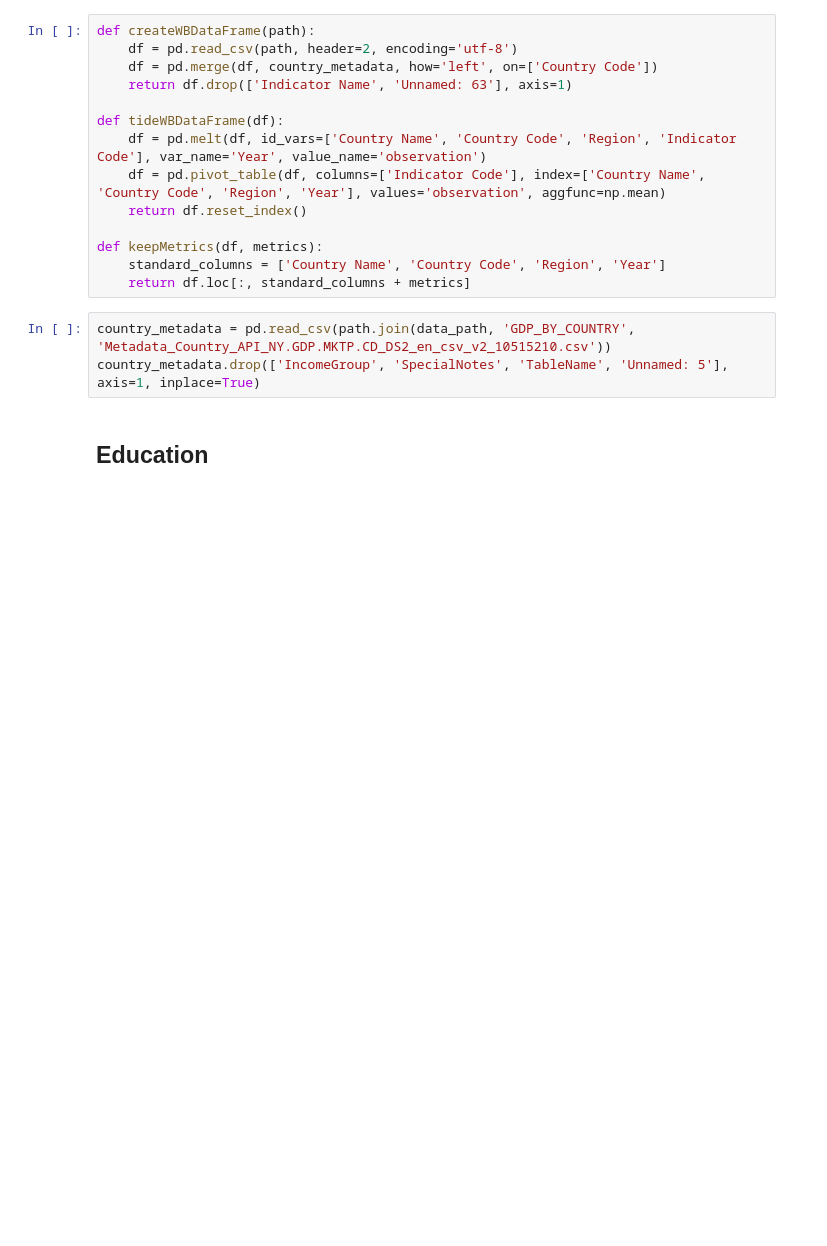
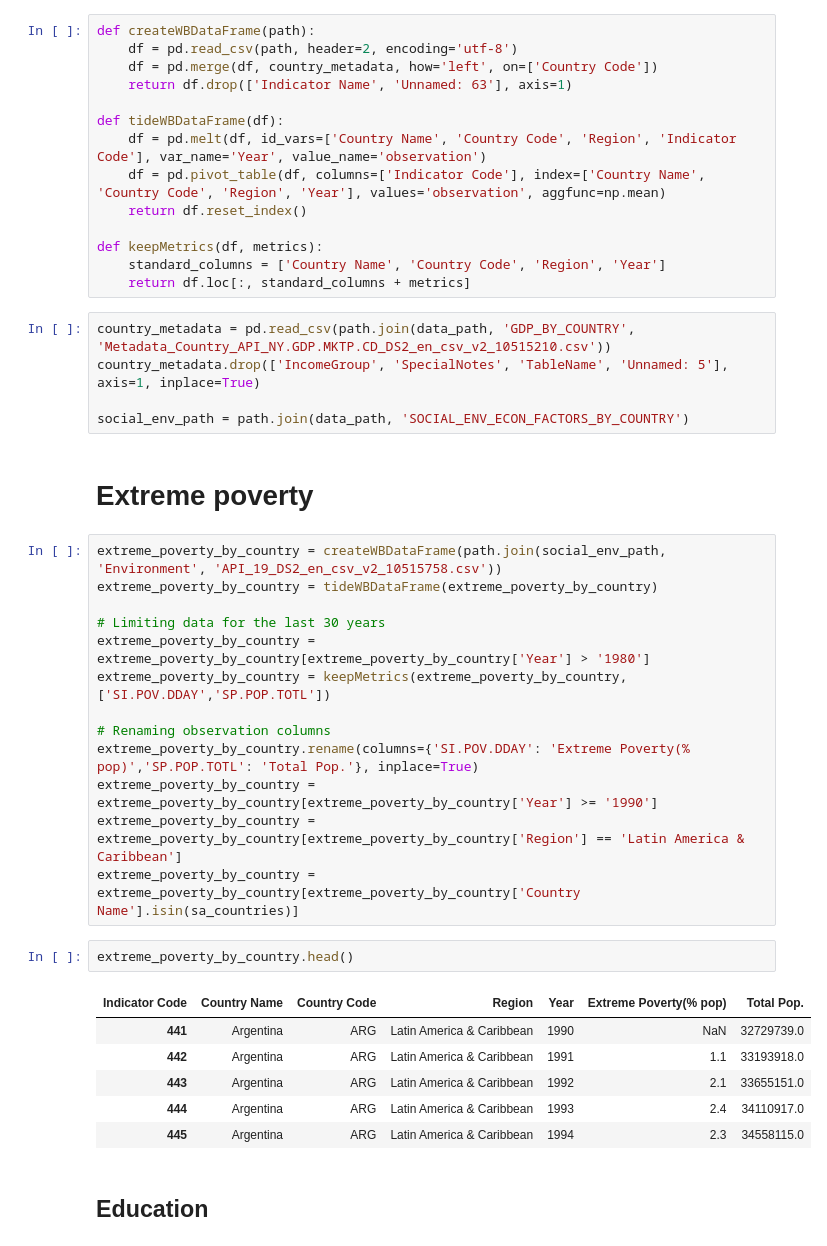
Before and after one commit to torres07/pg-infoviz, a Jupyter notebook: Target-1B.ipynb, the cells around one changed output. Saved outputs shown, nothing was run; the diff lists cells and outputs as text; blank space fills up the shorter version.

```diff
--- a/Target-1B.ipynb
+++ b/Target-1B.ipynb
@@ -28,6 +32,32 @@ def keepMetrics(df, metrics):
 # %%
 country_metadata = pd.read_csv(path.join(data_path, 'GDP_BY_COUNTRY', 'Metadata_Country_API_NY.GDP.MKTP.CD_DS2_en_csv_v2_10515210.csv'))
 country_metadata.drop(['IncomeGroup', 'SpecialNotes', 'TableName', 'Unnamed: 5'], axis=1, inplace=True)
+
+social_env_path = path.join(data_path, 'SOCIAL_ENV_ECON_FACTORS_BY_COUNTRY')
+# %% [markdown]
+# Extreme poverty
+# %%
+extreme_poverty_by_country = createWBDataFrame(path.join(social_env_path, 'Environment', 'API_19_DS2_en_csv_v2_10515758.csv'))
+extreme_poverty_by_country = tideWBDataFrame(extreme_poverty_by_country)
+
+# Limiting data for the last 30 years
+extreme_poverty_by_country = extreme_poverty_by_country[extreme_poverty_by_country['Year'] > '1980']
+extreme_poverty_by_country = keepMetrics(extreme_poverty_by_country, ['SI.POV.DDAY','SP.POP.TOTL'])
+
+# Renaming observation columns
+extreme_poverty_by_country.rename(columns={'SI.POV.DDAY': 'Extreme Poverty(% pop)','SP.POP.TOTL': 'Total Pop.'}, inplace=True)
+extreme_poverty_by_country = extreme_poverty_by_country[extreme_poverty_by_country['Year'] >= '1990']
+extreme_poverty_by_country = extreme_poverty_by_country[extreme_poverty_by_country['Region'] == 'Latin America & Caribbean']
+extreme_poverty_by_country = extreme_poverty_by_country[extreme_poverty_by_country['Country Name'].isin(sa_countries)]
+# %%
+extreme_poverty_by_country.head()
+# %% [output]
+| Indicator Code | Country Name | Country Code | Region | Year | Extreme Poverty(% pop) | Total Pop. |
+| 441 | Argentina | ARG | Latin America & Caribbean | 1990 | NaN | 32729739.0 |
+| 442 | Argentina | ARG | Latin America & Caribbean | 1991 | 1.1 | 33193918.0 |
+| 443 | Argentina | ARG | Latin America & Caribbean | 1992 | 2.1 | 33655151.0 |
+| 444 | Argentina | ARG | Latin America & Caribbean | 1993 | 2.4 | 34110917.0 |
+| 445 | Argentina | ARG | Latin America & Caribbean | 1994 | 2.3 | 34558115.0 |
 # %% [markdown]
 ## Education
 # %%
```
Also changed, not shown: parts of 27 cells of this notebook, 2 other files.
